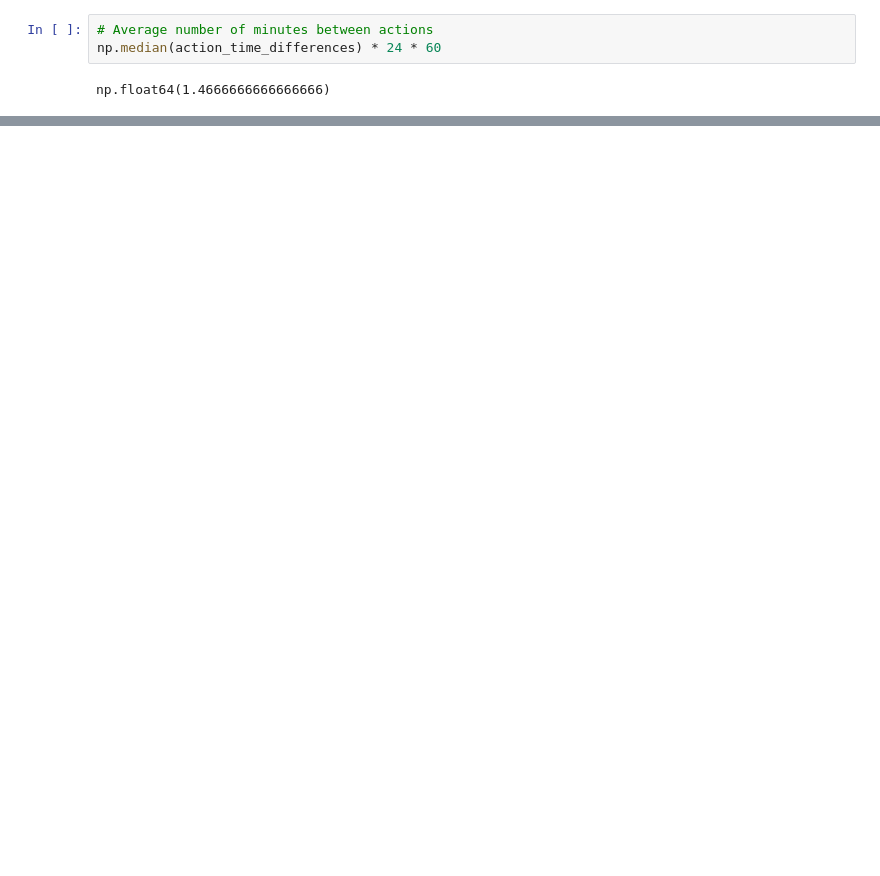
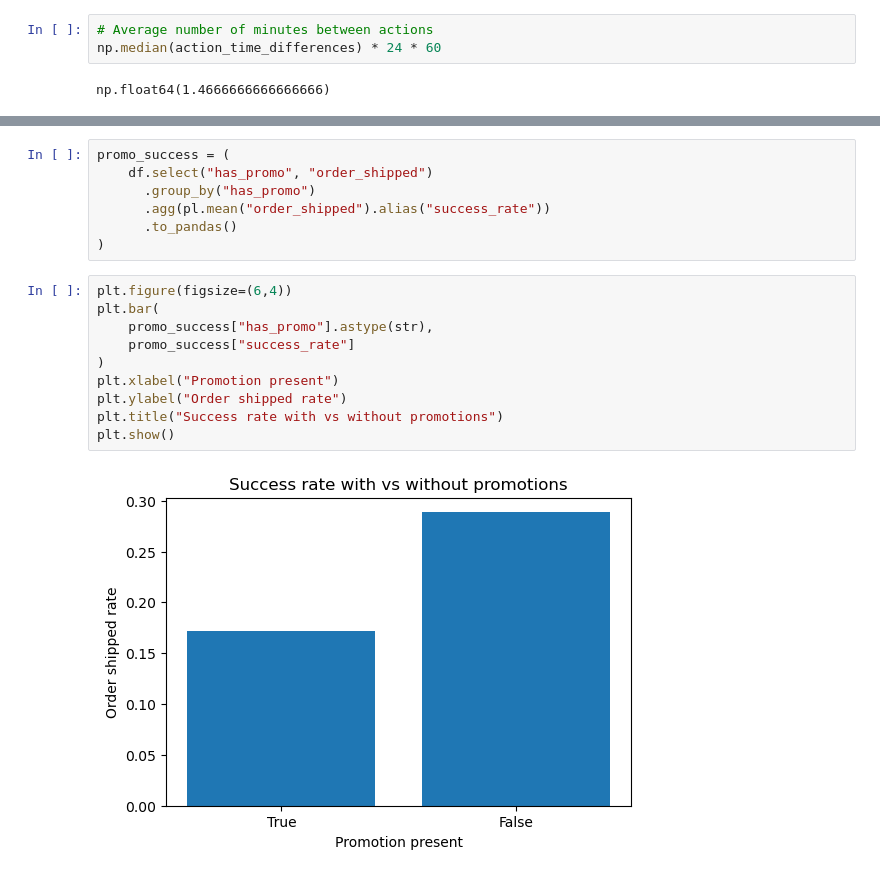
Before and after one commit to yubenjamin2022/UCLAStatsM148, a Jupyter notebook: assignment1.ipynb, the cells around one changed output, grey strips where cells are left out. Cells and saved outputs as stored; diff of their text form; blank space fills up the shorter version.

```diff
--- a/assignment1.ipynb
+++ b/assignment1.ipynb
@@ -416,0 +534,19 @@ plt.show()
+# %%
+promo_success = (
+    df.select("has_promo", "order_shipped")
+      .group_by("has_promo")
+      .agg(pl.mean("order_shipped").alias("success_rate"))
+      .to_pandas()
+)
+# %%
+plt.figure(figsize=(6,4))
+plt.bar(
+    promo_success["has_promo"].astype(str),
+    promo_success["success_rate"]
+)
+plt.xlabel("Promotion present")
+plt.ylabel("Order shipped rate")
+plt.title("Success rate with vs without promotions")
+plt.show()
+# %% [output]
+[figure, added]
```
Also changed, not shown: parts of 30 cells of this notebook.
